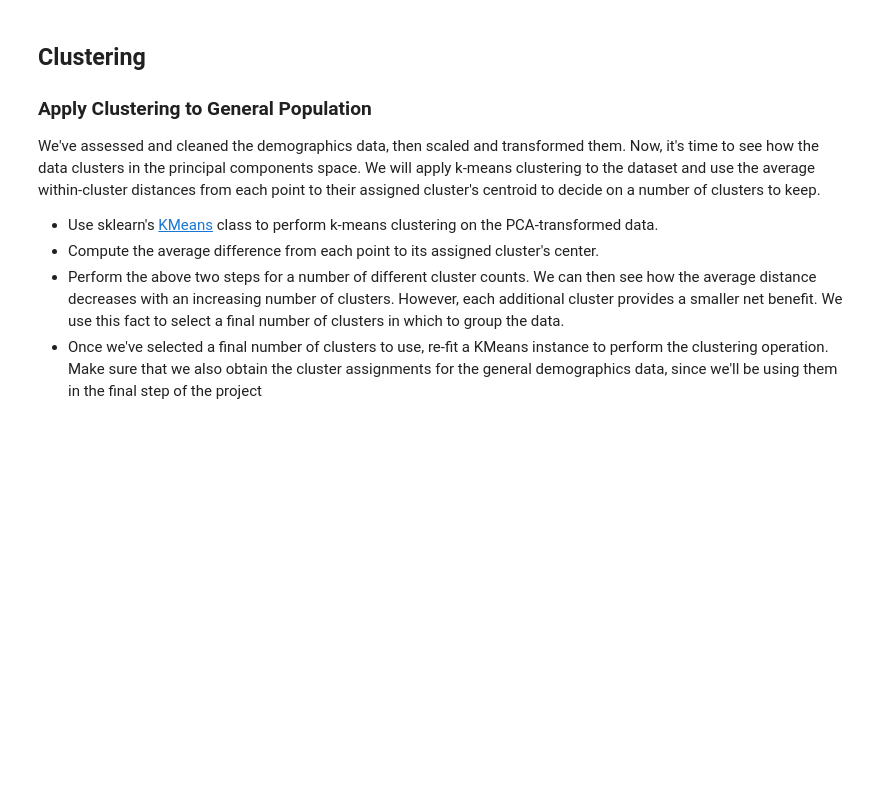
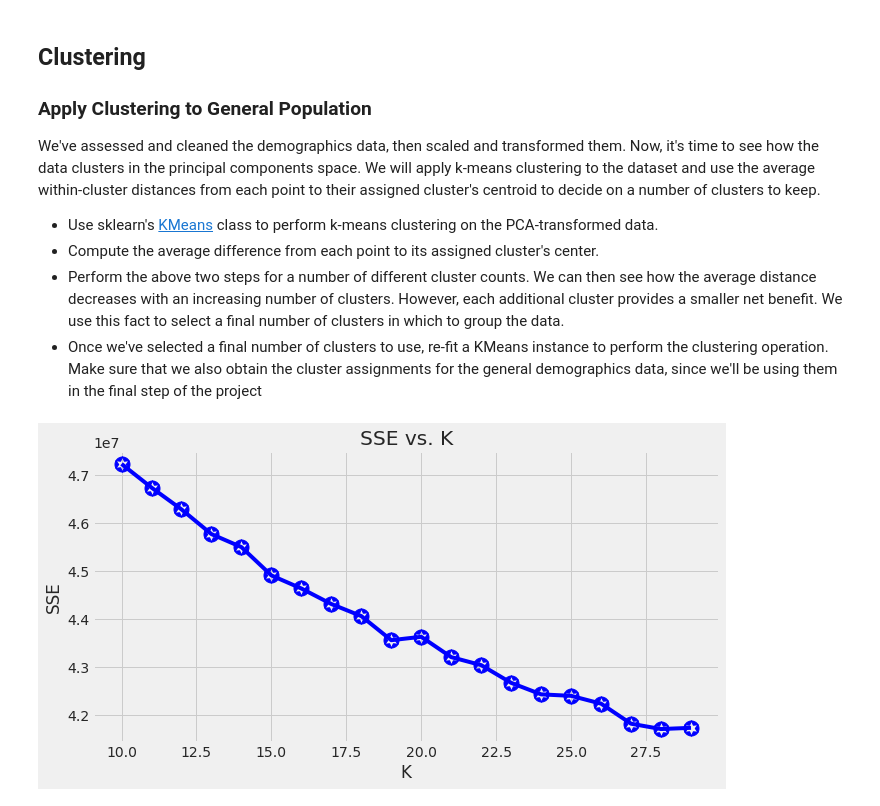
Before and after one commit to leonisawesome/identify_customer_segments, a Jupyter notebook: identify_customer_segment.ipynb, the cells around one changed output. Drawn from its saved outputs; the diff is of its cells as text; code cells hidden in the pictures; blank space fills up the shorter version.

Commit message:
Finally got the matplotlib cluster graph working.

```diff
--- a/identify_customer_segment.ipynb
+++ b/identify_customer_segment.ipynb
@@ -825,31 +826,40 @@ We've assessed and cleaned the demographics data, then scaled and transformed th
 def get_kmeans_score(data, center):
     '''
     returns the kmeans score regarding SSE for points to centers
     INPUT:
         data - the dataset you want to fit kmeans to
         center - the number of centers you want (the k value)
     OUTPUT:
         score - the SSE score for the kmeans model fit to the data
     '''
     #Instantiate kmeans
     kmeans = KMeans(n_clusters=center)
 
     #Then fit the model to your data using the fit method
     model = kmeans.fit(data)
 
     #Obtain a score related to the model fit
     score = np.abs(model.score(data))
 
     return score
 
 scores = []
 centers = list(range(10,30))
 
 for center in centers:
     scores.append(get_kmeans_score(df4_azdias, center))
 
+
 fig = plt.figure(figsize=(10,5))
-plt.plot(centers, scores, linestyle='-', marker='D', color='b');
+star = mpath.Path.unit_regular_star(6)
+circle = mpath.Path.unit_circle()
+# concatenate the circle with an internal cutout of the star
+verts = np.concatenate([circle.vertices, star.vertices[::-1, ...]])
+codes = np.concatenate([circle.codes, star.codes])
+cut_star = mpath.Path(verts, codes)
+plt.plot(centers, scores, linestyle='-', marker=cut_star, color='b', markersize=15);
 plt.xlabel('K');
 plt.ylabel('SSE');
 plt.title('SSE vs. K');
+# %% [output]
+[figure, added]
```
Also changed, not shown: parts of 1 cell of this notebook.
